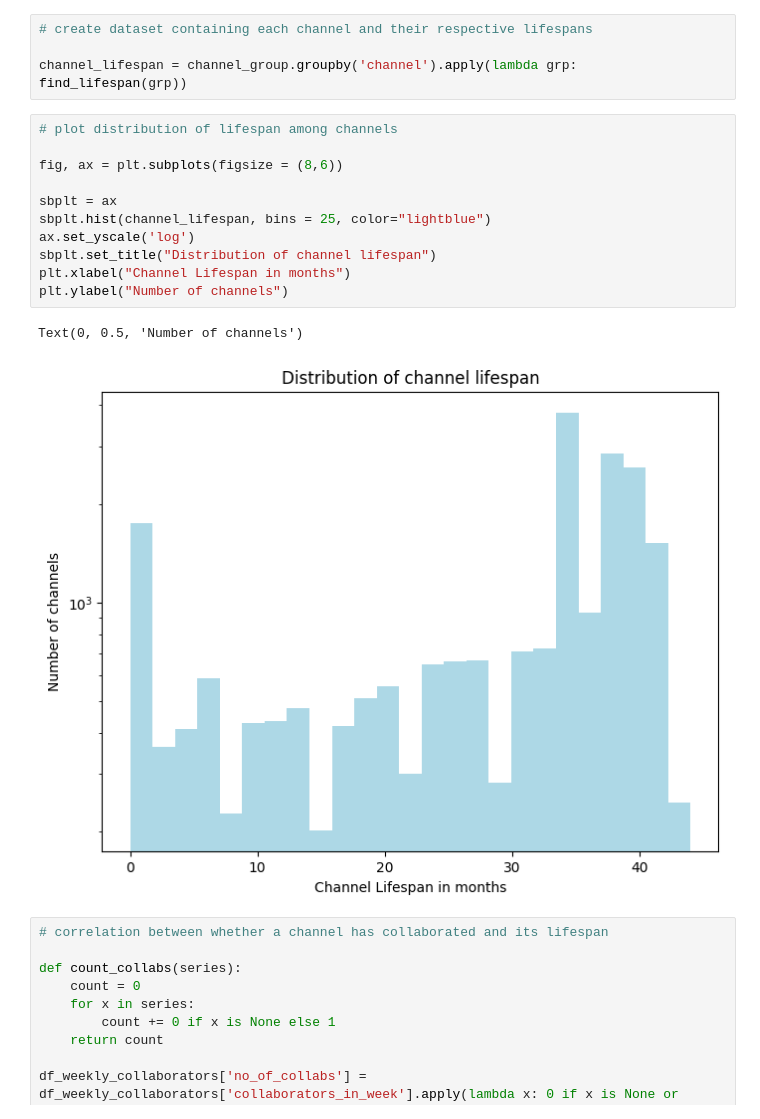
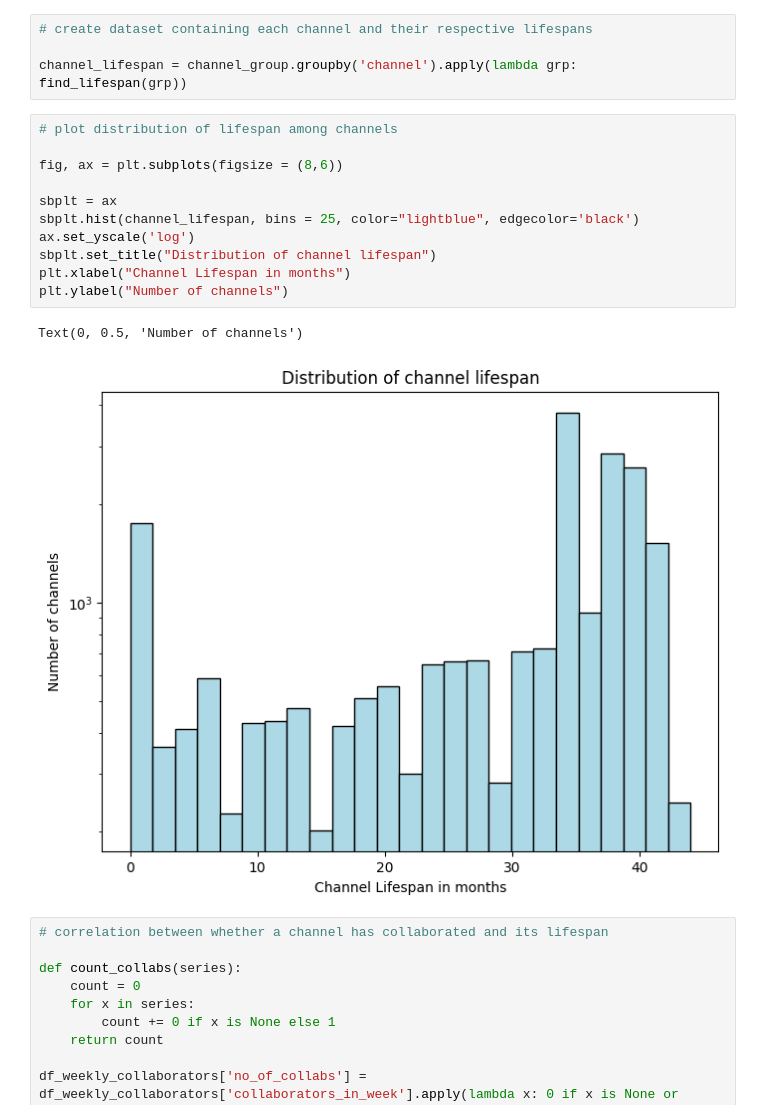
Before and after one commit to epfl-ada/ada-2023-project-adacadabra, a Jupyter notebook: Research q 4.ipynb, the cells around one changed output. Saved outputs shown, nothing was run; the diff lists cells and outputs as text.

```diff
--- a/Research q 4.ipynb
+++ b/Research q 4.ipynb
@@ -407,17 +407,17 @@ channel_lifespan = channel_group.groupby('channel').apply(lambda grp: find_lifes
 # %%
 # plot distribution of lifespan among channels
 
 fig, ax = plt.subplots(figsize = (8,6))
 
 sbplt = ax
-sbplt.hist(channel_lifespan, bins = 25, color="lightblue")
+sbplt.hist(channel_lifespan, bins = 25, color="lightblue", edgecolor='black')
 ax.set_yscale('log')
 sbplt.set_title("Distribution of channel lifespan")
 plt.xlabel("Channel Lifespan in months")
 plt.ylabel("Number of channels")
 # %% [output]
 Text(0, 0.5, 'Number of channels')
-[figure, old version]
+[figure, new version]
 # %%
 # correlation between whether a channel has collaborated and its lifespan
 
```
Also changed, not shown: parts of 2 cells of this notebook, 2 other files.
